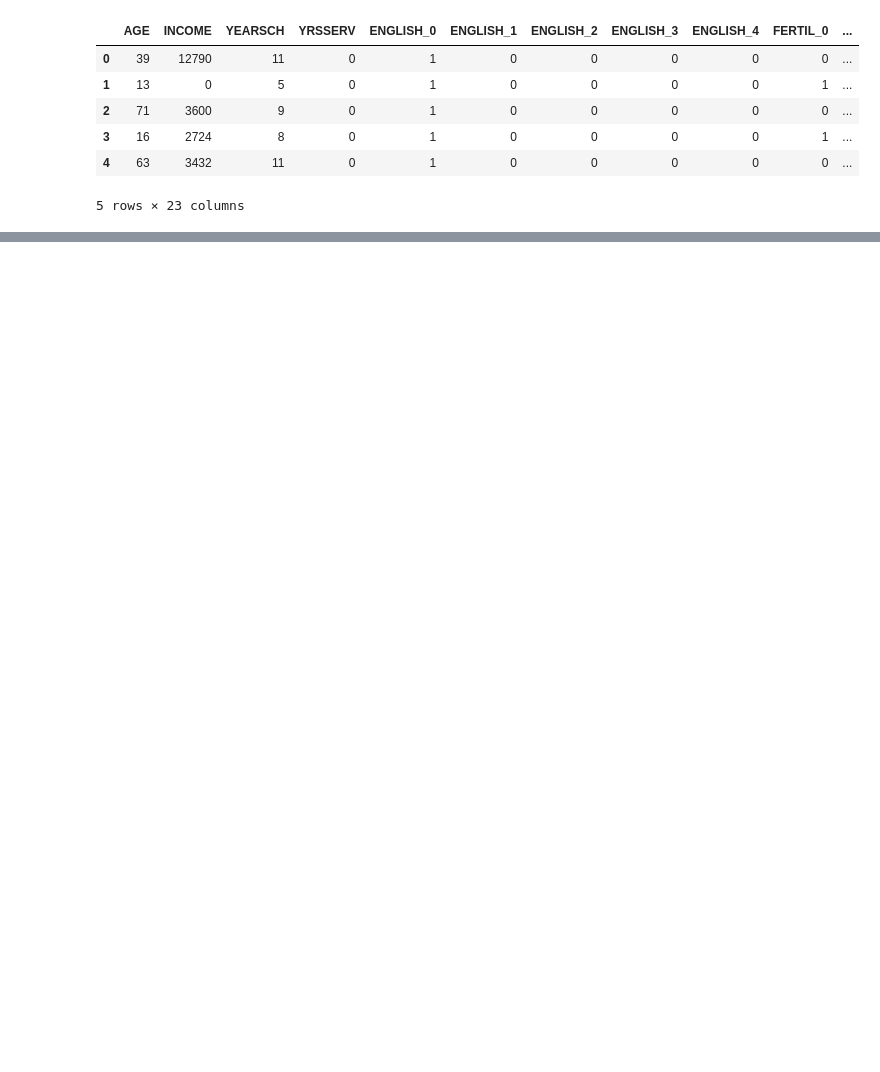
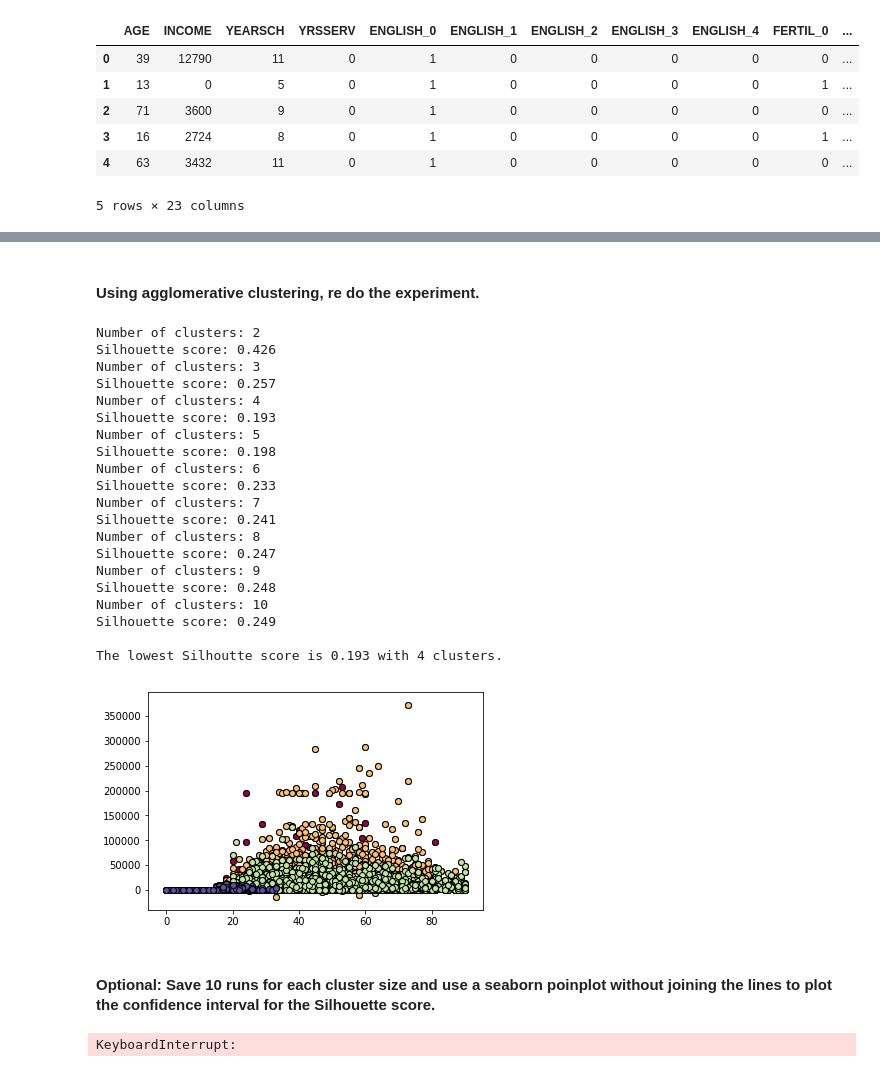
Before and after one commit to tanyaramirezf/ce888labs, a Jupyter notebook: lab6/de-mine.ipynb, the cells around one changed output, grey strips where cells are left out. Drawn from its saved outputs; the diff is of its cells as text; code cells hidden in the pictures; blank space fills up the shorter version.

```diff
--- a/lab6/de-mine.ipynb
+++ b/lab6/de-mine.ipynb
@@ -78,0 +117,64 @@ Silhouette Coefficient: 0.167
+# %% [markdown]
+#### Using agglomerative clustering, re do the experiment.
+# %%
+from sklearn.cluster import AgglomerativeClustering
+
+min_cluster, max_cluster = 2, 11;
+min_sil = 1000
+
+for i in range (min_cluster, max_cluster):
+    n_clusters = i
+    labels = AgglomerativeClustering(n_clusters = n_clusters).fit_predict(X_db)
+    sil_coeff = metrics.silhouette_score(X_db, labels)
+    print('Number of clusters: %d' % n_clusters)
+    print("Silhouette score: %0.3f" % sil_coeff)
+    if sil_coeff < min_sil:
+        min_sil = sil_coeff
+        best_cluster = i
+        best_labels = labels
+
+print("    ")
+print("The lowest Silhoutte score is %0.3f" % min_sil, "with %d"
+          % best_cluster, "clusters.")
+
+
+#Print the clusters with the lowest Silhoutte score
+unique_labels = set(best_labels)
+
+colors = plt.cm.Spectral(np.linspace(0, 1, len(unique_labels)))
+for k, col in zip(unique_labels, colors):
+    if k == -1:
+        # Black used for noise.
+        col = 'k'
+
+    class_member_mask = (best_labels == k)
+
+    xy = X[class_member_mask]
+    plt.scatter(xy[:, 0], xy[:, 1],  c = col, edgecolor='k')
+
+    xy = X[class_member_mask]
+    plt.scatter(xy[:, 0], xy[:, 1],  c = col, edgecolor='k')
+# %% [output]
+Number of clusters: 2
+Silhouette score: 0.426
+Number of clusters: 3
+Silhouette score: 0.257
+Number of clusters: 4
+Silhouette score: 0.193
+Number of clusters: 5
+Silhouette score: 0.198
+Number of clusters: 6
+Silhouette score: 0.233
+Number of clusters: 7
+Silhouette score: 0.241
+Number of clusters: 8
+Silhouette score: 0.247
+Number of clusters: 9
+Silhouette score: 0.248
+Number of clusters: 10
+Silhouette score: 0.249
+
+The lowest Silhoutte score is 0.193 with 4 clusters.
+[figure, added]
+# %% [markdown]
+#### Optional: Save 10 runs for each cluster size and use a seaborn poinplot without joining the lines to plot the confidence interval for the Silhouette score.
@@ -78,0 +186,13 @@ Silhouette Coefficient: 0.167
+# %%
+min_cluster, max_cluster = 2, 11;
+runs = 10
+
+for i in range (min_cluster, max_cluster):
+    n_clusters = i
+    for j in range (0, runs):
+        labels = AgglomerativeClustering(n_clusters = n_clusters).fit_predict(X_db)
+        sil_coeff = metrics.silhouette_score(X_db, labels)
+        a[i-2][j] = sil_coeff
+        #print(i, j)
+# %% [output]
+KeyboardInterrupt:
```
Also changed, not shown: parts of 6 cells of this notebook.
